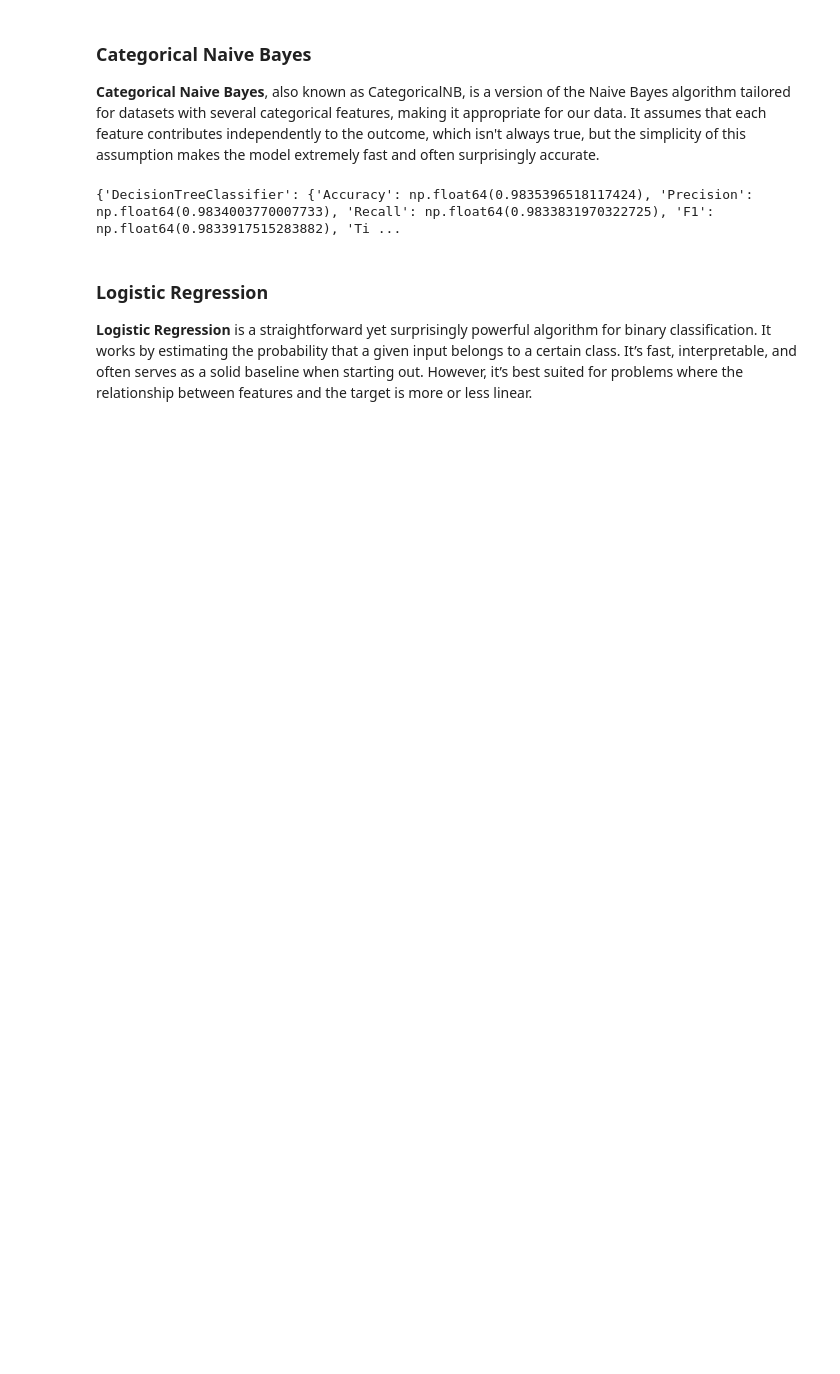
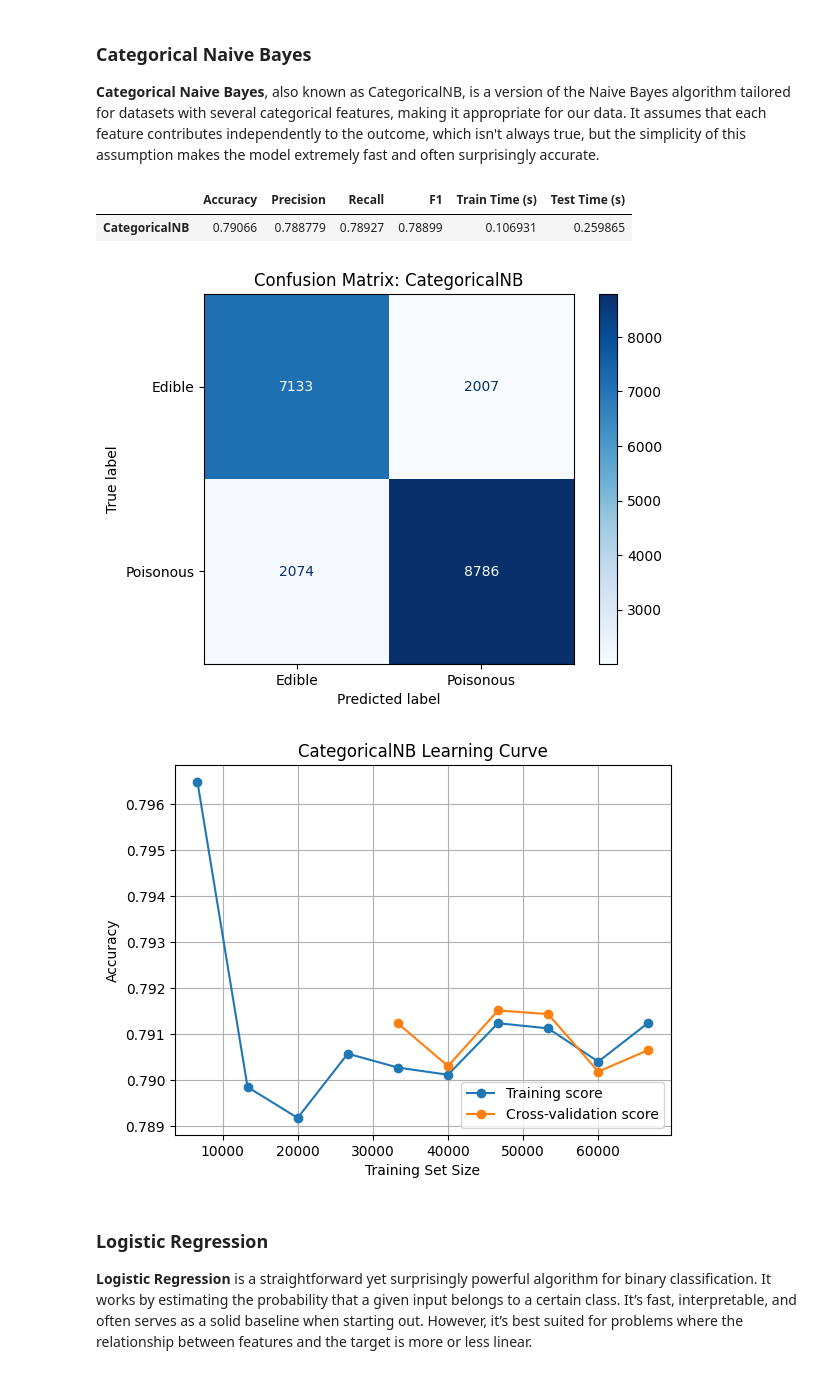
Before and after one commit to tomas-sucena/2025-FEUP-IA, a Jupyter notebook: proj2/file.ipynb, the cells around one changed output. Drawn from its saved outputs; the diff is of its cells as text; code cells hidden in the pictures; blank space fills up the shorter version.

```diff
--- a/proj2/file.ipynb
+++ b/proj2/file.ipynb
@@ -710,9 +751,12 @@ evaluate_model(RandomForestClassifier(random_state=21), df_label_encoded, result
 
 **Categorical Naive Bayes**, also known as CategoricalNB, is a version of the Naive Bayes algorithm tailored for datasets with several categorical features, making it appropriate for our data. It assumes that each feature contributes independently to the outcome, which isn't always true, but the simplicity of this assumption makes the model extremely fast and often surprisingly accurate.
 # %%
-evaluate_model(CategoricalNB(), df_label_encoded, results)
+evaluate_model(CategoricalNB(), df_ordinal_encoded, results)
 # %% [output]
-{'DecisionTreeClassifier': {'Accuracy': np.float64(0.9835396518117424), 'Precision': np.float64(0.9834003770007733), 'Recall': np.float64(0.9833831970322725), 'F1': np.float64(0.9833917515283882), 'Ti ...
+|  | Accuracy | Precision | Recall | F1 | Train Time (s) | Test Time (s) |
+| CategoricalNB | 0.79066 | 0.788779 | 0.78927 | 0.78899 | 0.106931 | 0.259865 |
+[figure, added]
+[figure, added]
 # %% [markdown]
 ### Logistic Regression
 
```
Also changed, not shown: parts of 16 cells of this notebook, 1 other file.
